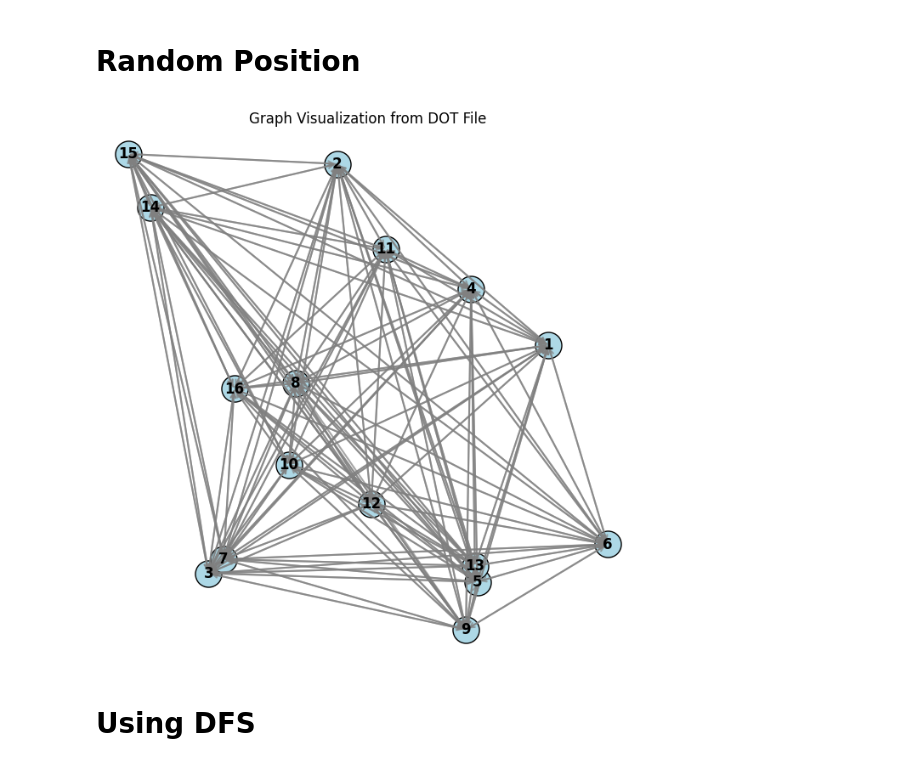
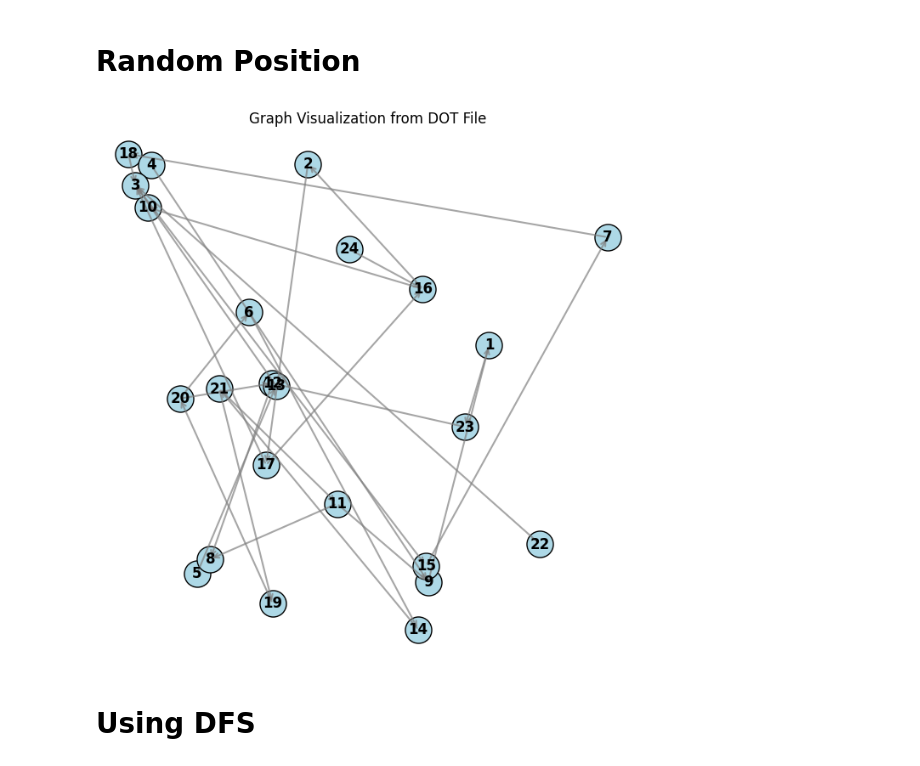
Before and after one commit to Prat2420/Data-Visualization-CurryPasta, a Jupyter notebook: Notebooks/step4.ipynb, the cells around one changed output. Drawn from its saved outputs; the diff is of its cells as text; code cells hidden in the pictures.

```diff
--- a/Notebooks/step4.ipynb
+++ b/Notebooks/step4.ipynb
@@ -39,7 +39,7 @@ data_name_5 = "../Dataset/OTHERS/g.42.88.dot"
 data_name_6 = "../Dataset/OTHERS/GD97.dot"
 data_name_7 = "../Dataset/OTHERS/LeagueNetwork.dot" #tree
 data_name_8 = "../Dataset/OTHERS/mesh graph.dot"
-data_name_9 = "../Dataset/OTHERS/noname.dot"
+data_name_9 = "../Dataset/OTHERS/smallDirectNetwork.dot"
 data_name_10 = "../Dataset/OTHERS/polblogs.dot"
 data_name_11 = "../Dataset/OTHERS/robot graph.dot"
 data_name_12 = "../Dataset/OTHERS/rome.dot" #tree
@@ -99,7 +99,7 @@ def visualize_graph(nodes, edges):
     plt.show()
 
 #use a file
-dot_file = data_name_7
+dot_file = data_name_9
 nodes, edges = parse_dot_file(dot_file)
 visualize_graph(nodes, edges)
 # %% [output]
@@ -134,35 +134,35 @@ def visualize_graph(nodes, edges):
     np.random.seed(42)  # Set seed for reproducibility
     node_positions = {node: (np.random.uniform(-1, 1), np.random.uniform(-1, 1)) for node in nodes}
 
     # Plot nodes
     fig, ax = plt.subplots(figsize=(8, 8))
     ax.scatter(*zip(*node_positions.values()), s=500, c="lightblue", edgecolors="black", zorder=2)
 
     # Plot directed edges
     for src, dst in edges:
         x1, y1 = node_positions[src]
         x2, y2 = node_positions[dst]
         ax.annotate("", xy=(x2, y2), xytext=(x1, y1),
                     arrowprops=dict(arrowstyle="->", color="gray", lw=1.5, alpha=0.7))
 
     # Label nodes
     for node, (x, y) in node_positions.items():
         ax.text(x, y, node, fontsize=12, ha='center', va='center', fontweight='bold')
 
     # Hide axes
     ax.set_xticks([])
     ax.set_yticks([])
     ax.set_frame_on(False)
 
     plt.title("Graph Visualization from DOT File")
     plt.show()
 
 
-dot_file = data_name_7
+dot_file = data_name_9
 nodes, edges = parse_dot_file(dot_file)
 visualize_graph(nodes, edges)
 # %% [output]
-[figure, old version]
+[figure, new version]
 # %% [markdown]
 # Using DFS
 # %%
```
Also changed, not shown: parts of 3 cells of this notebook, 1 other file.
